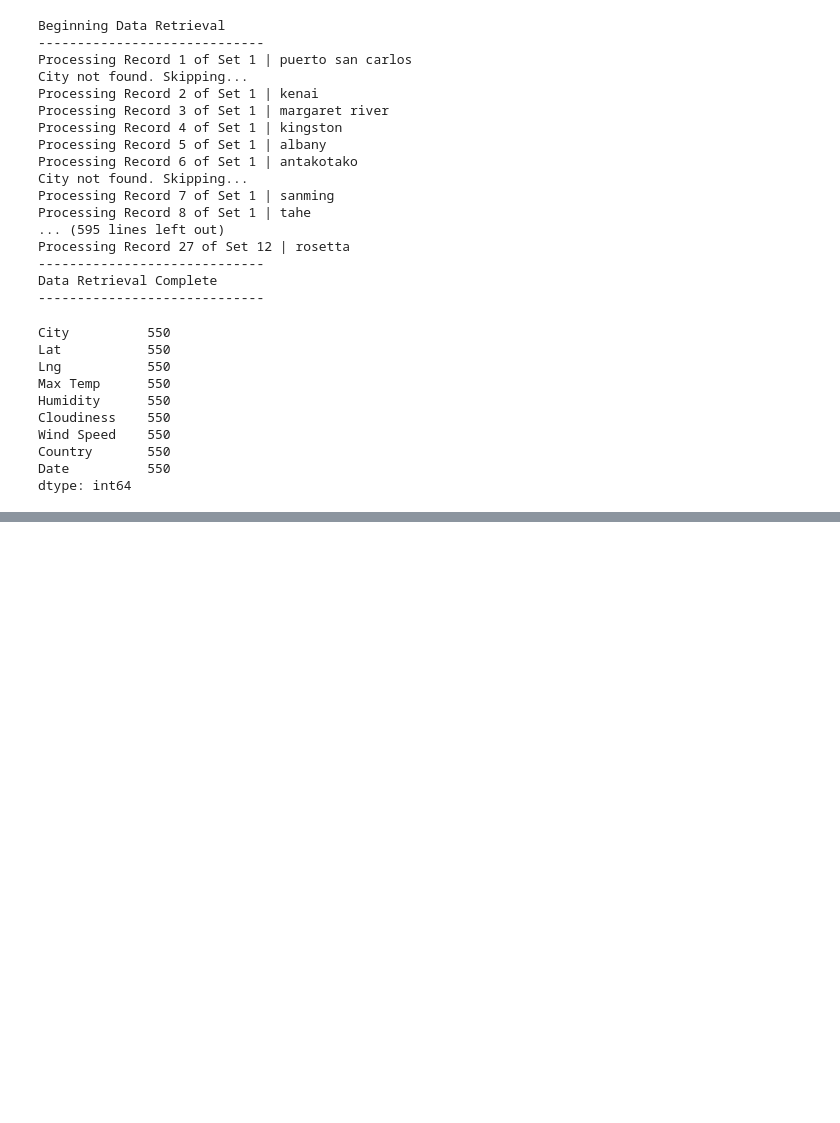
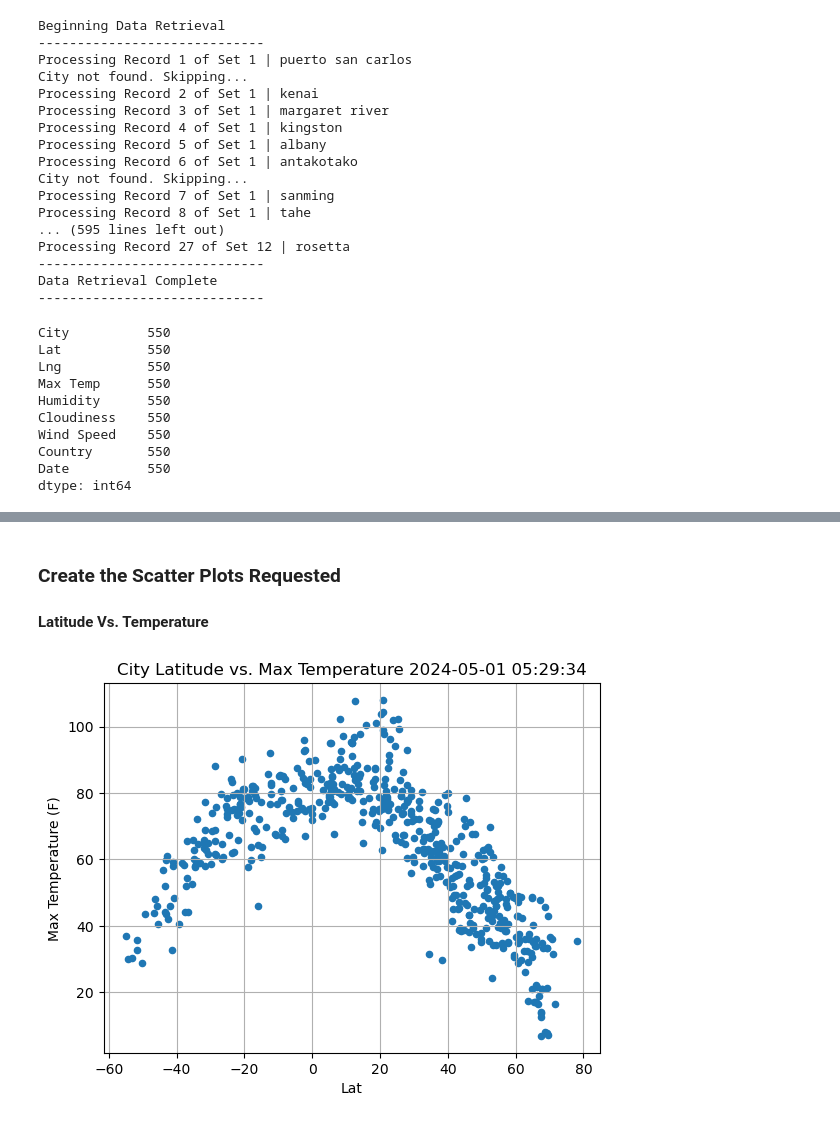
Before and after one commit to SaadNasir92/Equator_Analysis, a Jupyter notebook: VacationPy.ipynb, the cells around one changed output, grey strips where cells are left out. Drawn from its saved outputs; the diff is of its cells as text; code cells hidden in the pictures; blank space fills up the shorter version.

Commit message:
Worked on cleaning some columns, plotted first scatter relationship. Need to edit plot somemore.

```diff
--- a/VacationPy.ipynb
+++ b/VacationPy.ipynb
@@ -162,0 +166,18 @@ city_df.head()
+# %% [markdown]
+### Create the Scatter Plots Requested
+
+#### Latitude Vs. Temperature
+# %%
+city_df.plot.scatter('Lat', 'Max Temp')
+
+# graph properties
+plt.grid(True)
+plt.title(f'City Latitude vs. Max Temperature {city_df.iloc[0,8]}')
+plt.xlabel('Lat')
+plt.ylabel('Max Temperature (F)')
+
+
+
+plt.show()
+# %% [output]
+[figure, added]
```
Also changed, not shown: parts of 3 cells of this notebook.
